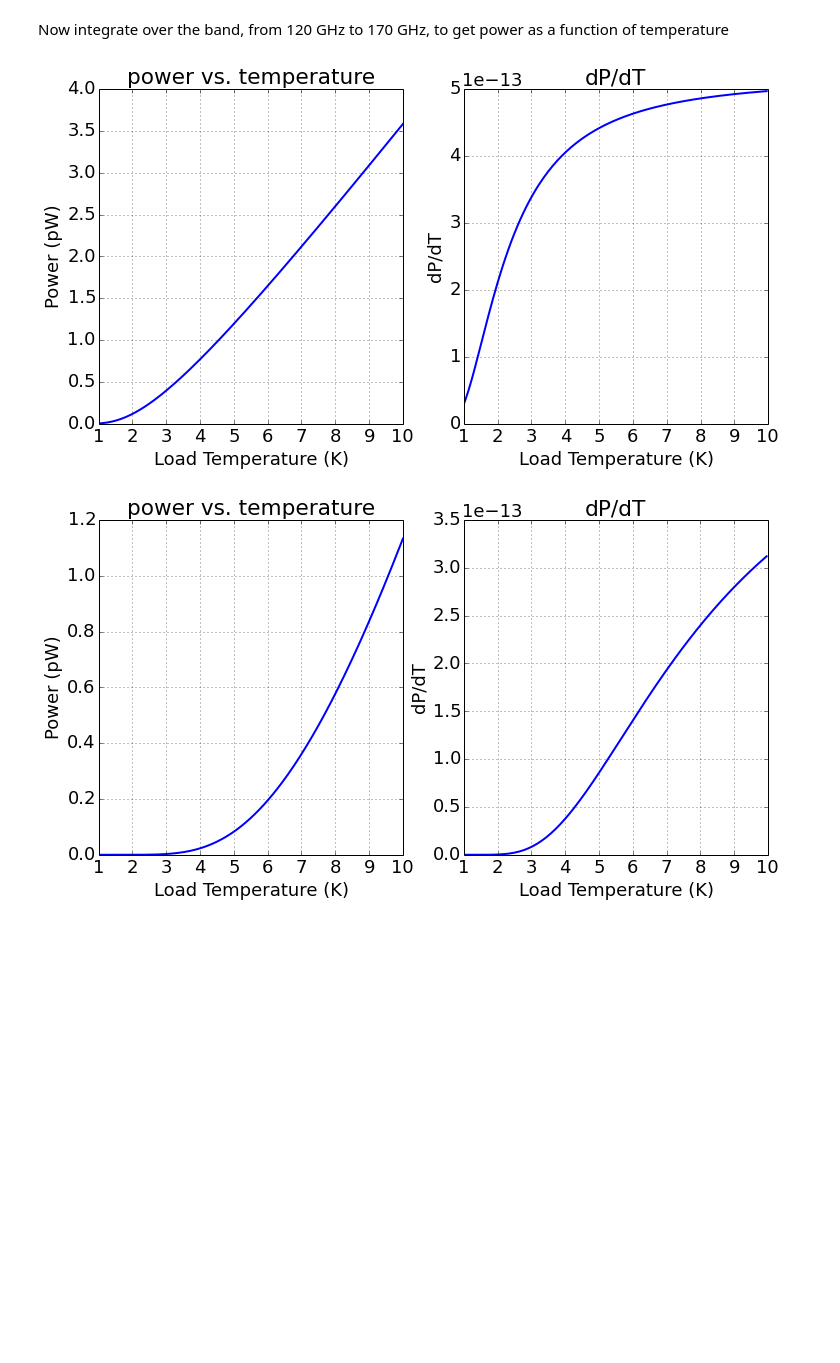
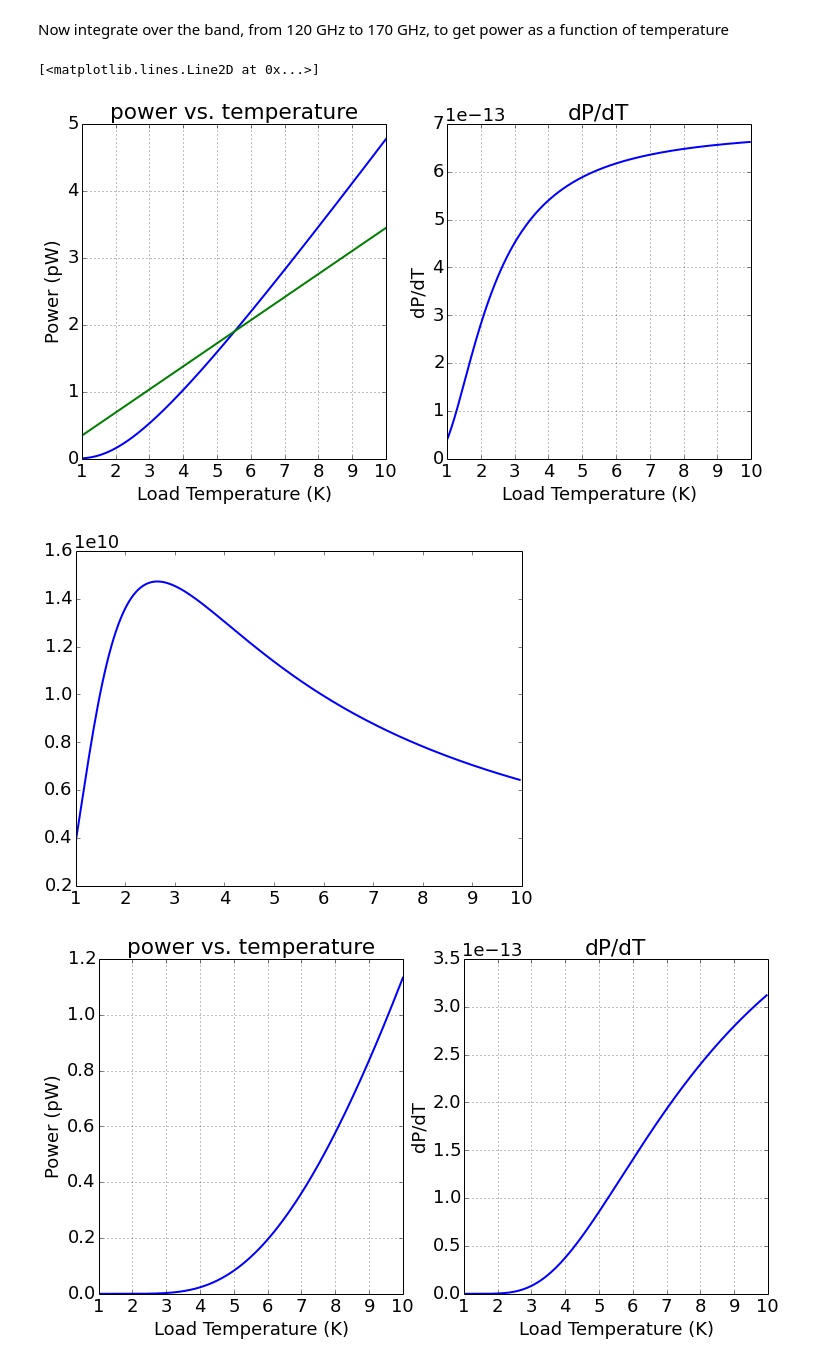
Before and after one commit to gitj/notebooks, a Jupyter notebook: 2014-04-04-optical-nqp-group-mtg.ipynb, the cells around one changed output. Cells and saved outputs as stored; diff of their text form; code cells hidden in the pictures; blank space fills up the shorter version.

```diff
--- a/2014-04-04-optical-nqp-group-mtg.ipynb
+++ b/2014-04-04-optical-nqp-group-mtg.ipynb
@@ -16,7 +16,7 @@ Since we have the low pass filter in place, we'll assume $n_{modes} = 1$ giving:
 
 $$ B_{\nu}(T) = \frac{h\nu}{e^{h\nu/kT}-1} $$
 # %%
-def Bnu(nu,T,emissivity=.75):
+def Bnu(nu,T,emissivity=1.0):
     return emissivity*6.626e-34*nu/(np.exp((6.626e-34/1.38e-23)*(nu/T))-1)
 # %% [markdown]
 Now integrate over the band, from 120 GHz to 170 GHz, to get power as a function of temperature
@@ -32,19 +32,24 @@ from IPython.html.widgets import interactive
 # %%
 figure(figsize=(12,6))
 subplot(121)
 plot(T,P(T)*1e12)
+plot(T,1.38e-23*25e9*T*1e12)
 title("power vs. temperature")
 ylabel('Power (pW)')
 xlabel('Load Temperature (K)')
 grid()
 subplot(122)
 plot(T[:-1],(np.diff(P(T))/np.diff(T)))
 title("dP/dT")
 ylabel('dP/dT')
 xlabel('Load Temperature (K)')
 grid()
+figure()
+plot(T[:-1],((np.diff(P(T))/np.diff(T)))/(1.38e-23*T[:-1]*0.75))
 # %% [output]
+[<matplotlib.lines.Line2D at 0x...>]
-[figure, old version]
+[figure, new version]
+[figure, added]
 # %%
 def plot_P(low,width):
     high = low+width
```
Also changed, not shown: parts of 5 cells of this notebook, 3 other files.
